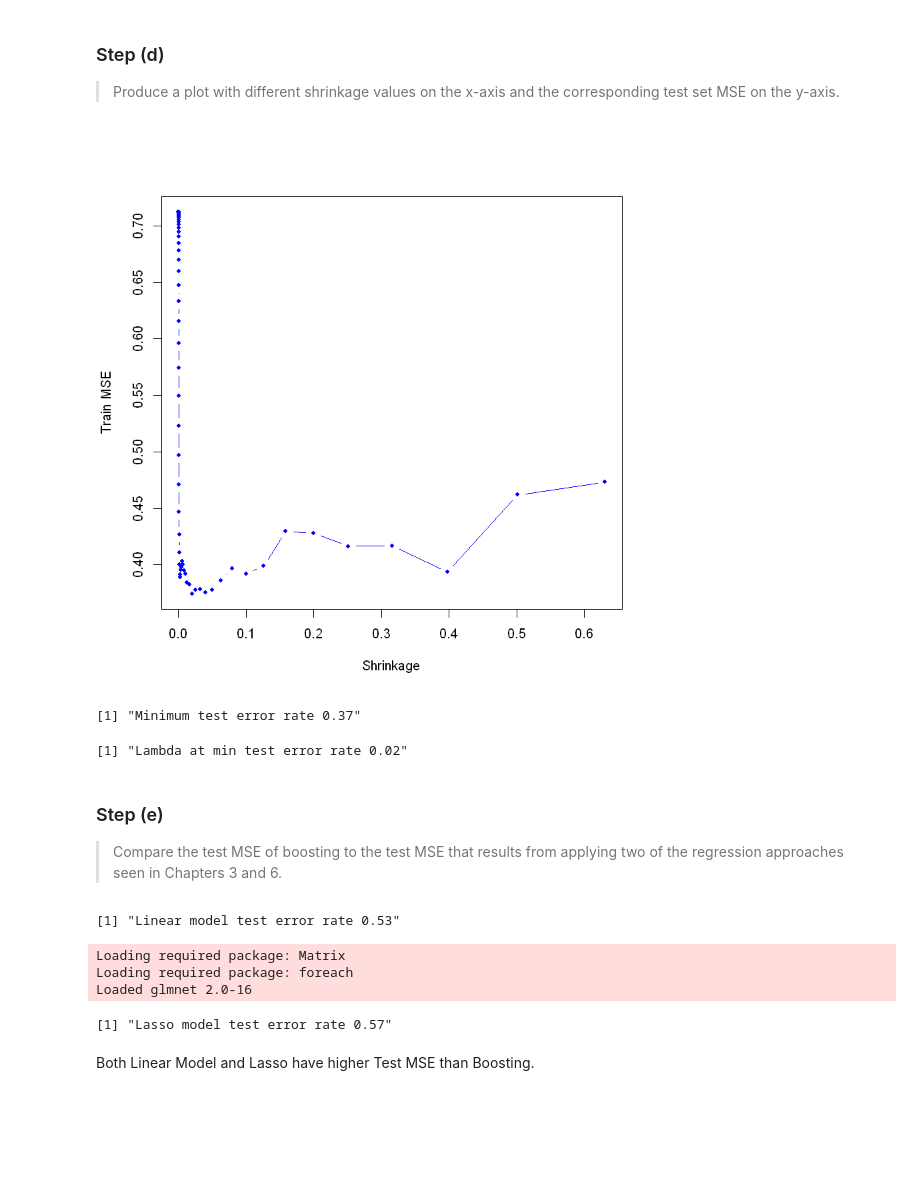
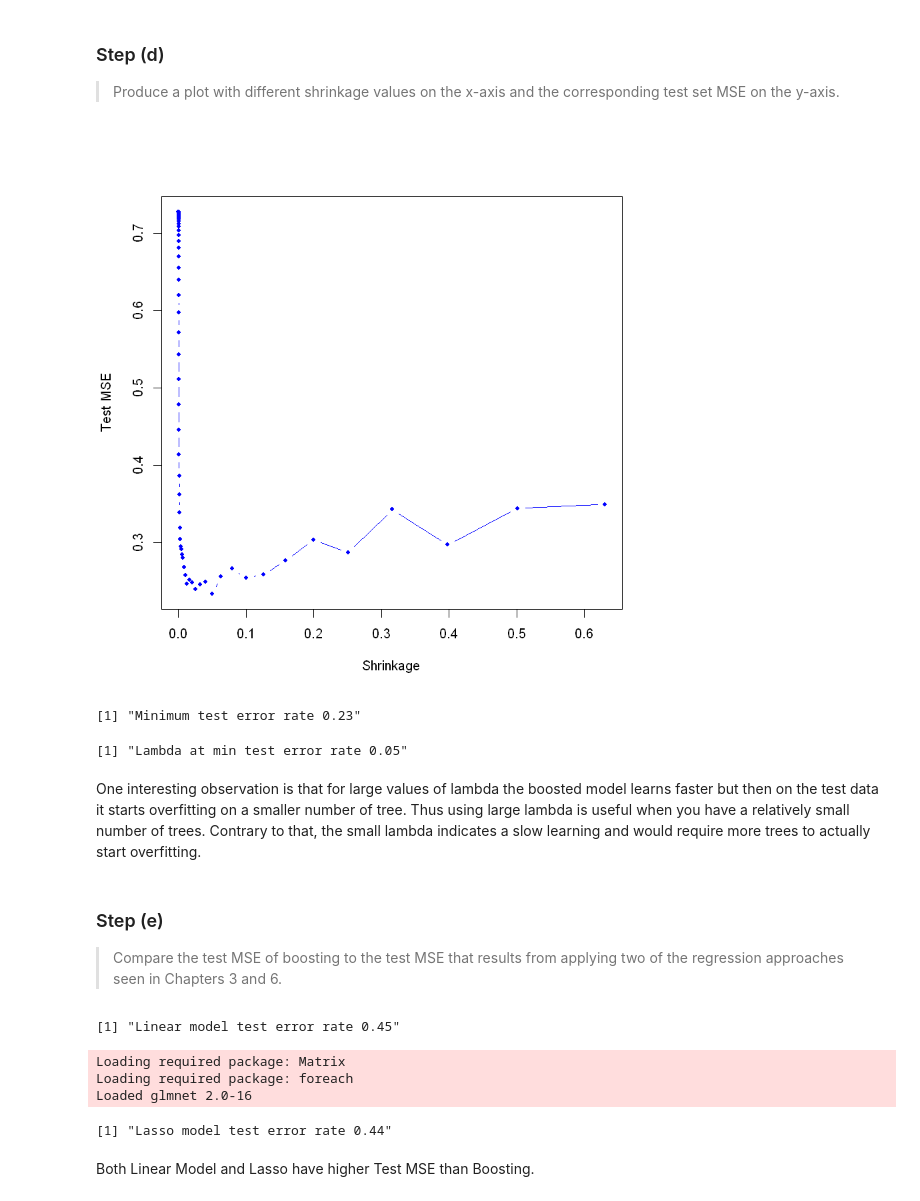
Before and after one commit to KamranMK/ISLR-Solutions, a Jupyter notebook: 8 Tree-Based Methods/8-tree-based-methods-exercises.ipynb, the cells around one changed output. Saved outputs shown, nothing was run; the diff lists cells and outputs as text; code cells hidden in the pictures; blank space fills up the shorter version.

```diff
--- a/8 Tree-Based Methods/8-tree-based-methods-exercises.ipynb
+++ b/8 Tree-Based Methods/8-tree-based-methods-exercises.ipynb
@@ -218,0 +233,17 @@ Loaded gbm 2.1.5
+# %%
+set.seed(5)
+grid.lambda = 10^seq(-3, -1, by = 0.25)
+grid.ntree<-seq(500,20000,by=4000)
+train.error = matrix(rep(NA, length(grid.lambda)*length(grid.ntree)),nrow=length(grid.lambda))
+test.error = matrix(rep(NA, length(grid.lambda)*length(grid.ntree)),nrow=length(grid.lambda))
+for (i in 1:length(grid.lambda)) {
+    for(j in 1:length(grid.ntree)){
+        print(paste("ntree=",grid.ntree[j],"lambda=",grid.lambda[i]),quote=FALSE)
+        boost.hitters = gbm(Salary ~ ., data = train, distribution = "gaussian",
+            n.trees = grid.ntree[j], shrinkage = grid.lambda[i])
+        train.pred = predict(boost.hitters, train, n.trees = grid.ntree[j])
+        test.pred = predict(boost.hitters, test, n.trees =grid.ntree[j])
+        train.error[i,j] = mean((train$Salary - train.pred)^2)
+        test.error[i,j] = mean((test$Salary - test.pred)^2)
+    }
+}
@@ -221,15 +284,17 @@ Loaded gbm 2.1.5
 
 > Produce a plot with different shrinkage values on the x-axis and the corresponding test set MSE on the y-axis.
 # %%
-plot(lambdas, test.errors, type = "b", xlab = "Shrinkage", ylab = "Train MSE", col = "blue", pch = 20)
+plot(lambdas, test.errors, type = "b", xlab = "Shrinkage", ylab = "Test MSE", col = "blue", pch = 20)
 # %% [output]
-[figure, old version]
+[figure, new version]
 # %%
 paste("Minimum test error rate", round(min(test.errors), 2))
 paste("Lambda at min test error rate", round(lambdas[which.min(test.errors)], 2))
 # %% [output]
-[1] "Minimum test error rate 0.37"
+[1] "Minimum test error rate 0.23"
-[1] "Lambda at min test error rate 0.02"
+[1] "Lambda at min test error rate 0.05"
+# %% [markdown]
+One interesting observation is that for large values of lambda the boosted model learns faster but then on the test data it starts overfitting on a smaller number of tree. Thus using large lambda is useful when you have a relatively small number of trees. Contrary to that, the small lambda indicates a slow learning and would require more trees to actually start overfitting.
 # %% [markdown]
 ### Step (e)
 
@@ -241,7 +306,7 @@ lm.pred = predict(lm.fit, test)
 lm.ter = mean((test$Salary - lm.pred)^2)
 paste("Linear model test error rate", round(lm.ter, 2))
 # %% [output]
-[1] "Linear model test error rate 0.53"
+[1] "Linear model test error rate 0.45"
 # %%
 library(glmnet)
 set.seed(10)
@@ -257,7 +322,7 @@ paste("Lasso model test error rate", round(lasso.ter, 2))
 Loading required package: Matrix
 Loading required package: foreach
 Loaded glmnet 2.0-16
-[1] "Lasso model test error rate 0.57"
+[1] "Lasso model test error rate 0.44"
 # %% [markdown]
 Both Linear Model and Lasso have higher Test MSE than Boosting.
 # %% [markdown]
```
Also changed, not shown: parts of 19 cells of this notebook, 9 other files.
